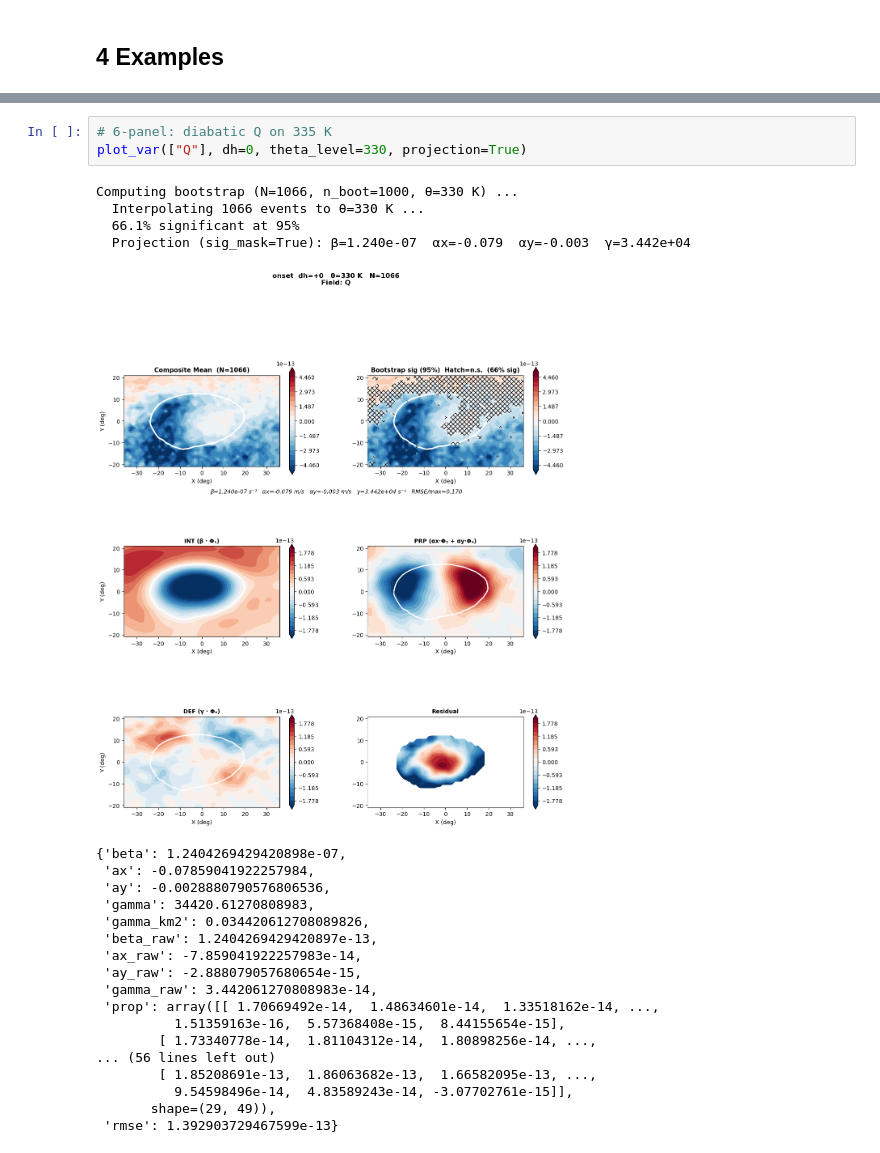
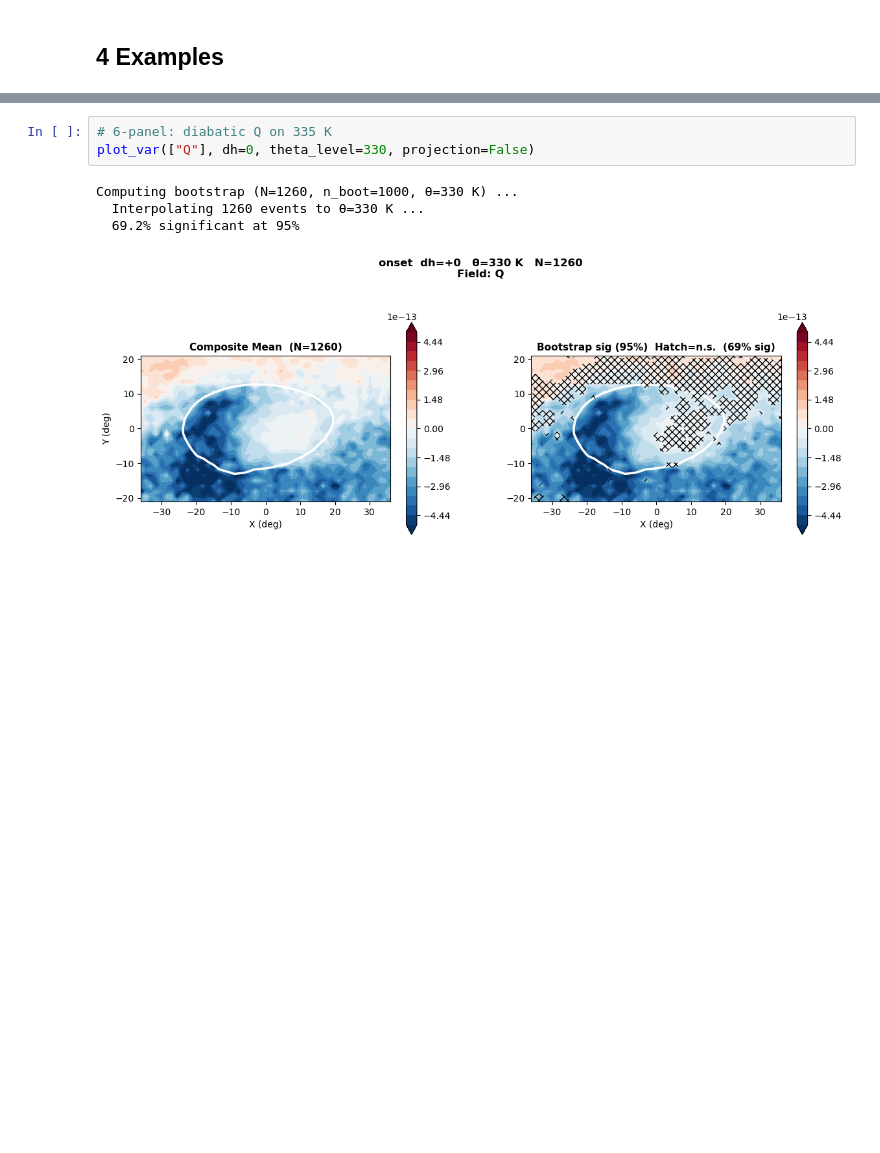
Before and after one commit to yanxingjianken/pvtend, a Jupyter notebook: examples/04i_single_var_isentropic_composite.ipynb, the cells around one changed output, grey strips where cells are left out. Saved outputs shown, nothing was run; the diff lists cells and outputs as text; blank space fills up the shorter version.

```diff
--- a/examples/04i_single_var_isentropic_composite.ipynb
+++ b/examples/04i_single_var_isentropic_composite.ipynb
@@ -618,29 +618,11 @@ Computing bootstrap (N=1057, n_boot=1000, θ=330 K) ...
 # %%
 # 6-panel: diabatic Q on 335 K
-plot_var(["Q"], dh=0, theta_level=330, projection=True)
+plot_var(["Q"], dh=0, theta_level=330, projection=False)
 # %% [output]
-Computing bootstrap (N=1066, n_boot=1000, θ=330 K) ...
-  Interpolating 1066 events to θ=330 K ...
-  66.1% significant at 95%
-  Projection (sig_mask=True): β=1.240e-07  αx=-0.079  αy=-0.003  γ=3.442e+04
+Computing bootstrap (N=1260, n_boot=1000, θ=330 K) ...
+  Interpolating 1260 events to θ=330 K ...
+  69.2% significant at 95%
-[figure, old version]
+[figure, new version]
-{'beta': 1.2404269429420898e-07,
- 'ax': -0.07859041922257984,
- 'ay': -0.0028880790576806536,
- 'gamma': 34420.61270808983,
- 'gamma_km2': 0.034420612708089826,
- 'beta_raw': 1.2404269429420897e-13,
- 'ax_raw': -7.859041922257983e-14,
- 'ay_raw': -2.888079057680654e-15,
- 'gamma_raw': 3.442061270808983e-14,
- 'prop': array([[ 1.70669492e-14,  1.48634601e-14,  1.33518162e-14, ...,
-          1.51359163e-16,  5.57368408e-15,  8.44155654e-15],
-        [ 1.73340778e-14,  1.81104312e-14,  1.80898256e-14, ...,
-... (56 lines left out)
-        [ 1.85208691e-13,  1.86063682e-13,  1.66582095e-13, ...,
-          9.54598496e-14,  4.83589243e-14, -3.07702761e-15]],
-       shape=(29, 49)),
- 'rmse': 1.392903729467599e-13}
 # %%
 # 6-panel: planetary vorticity advection on 330 K
 plot_var(["-v_anom_pv_bar_dy"], dh=0, theta_level=330, projection=True)
```
Also changed, not shown: parts of 7 cells of this notebook, 8 other files.
